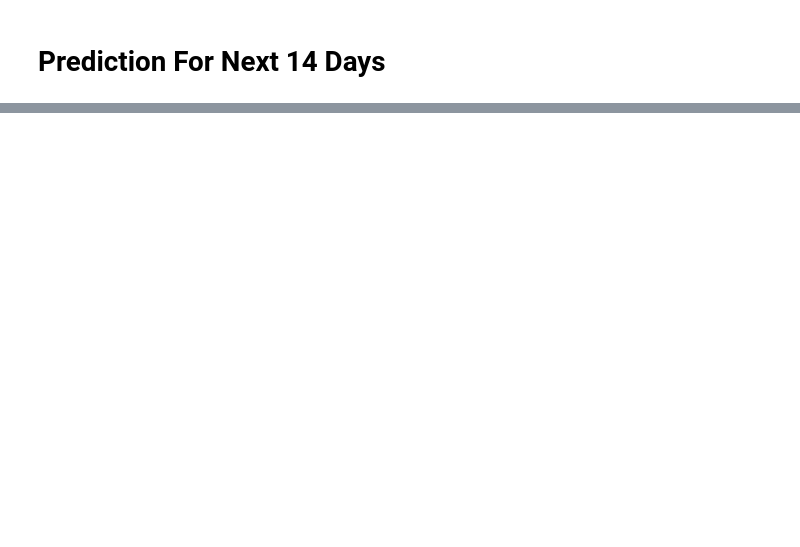
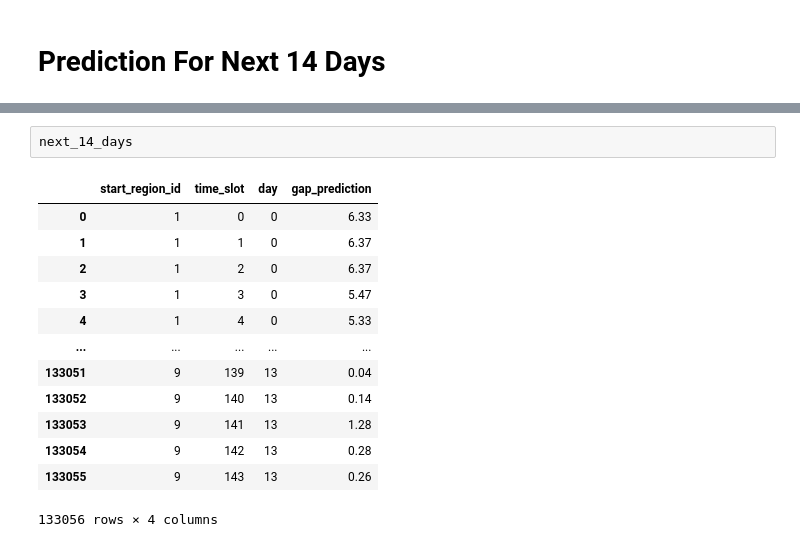
Before and after one commit to huzi0906/RideHailing_SupplyDemand_Prediction, a Jupyter notebook: i211102_i211187_Q.ipynb, the cells around one changed output, grey strips where cells are left out. Saved outputs shown, nothing was run; the diff lists cells and outputs as text; blank space fills up the shorter version.

```diff
--- a/i211102_i211187_Q.ipynb
+++ b/i211102_i211187_Q.ipynb
@@ -258,0 +260,16 @@ plt.show()
+# %%
+next_14_days
+# %% [output]
+|  | start_region_id | time_slot | day | gap_prediction |
+| 0 | 1 | 0 | 0 | 6.33 |
+| 1 | 1 | 1 | 0 | 6.37 |
+| 2 | 1 | 2 | 0 | 6.37 |
+| 3 | 1 | 3 | 0 | 5.47 |
+| 4 | 1 | 4 | 0 | 5.33 |
+| ... | ... | ... | ... | ... |
+| 133051 | 9 | 139 | 13 | 0.04 |
+| 133052 | 9 | 140 | 13 | 0.14 |
+| 133053 | 9 | 141 | 13 | 1.28 |
+| 133054 | 9 | 142 | 13 | 0.28 |
+| 133055 | 9 | 143 | 13 | 0.26 |
+133056 rows × 4 columns
```
Also changed, not shown: parts of 16 cells of this notebook.
